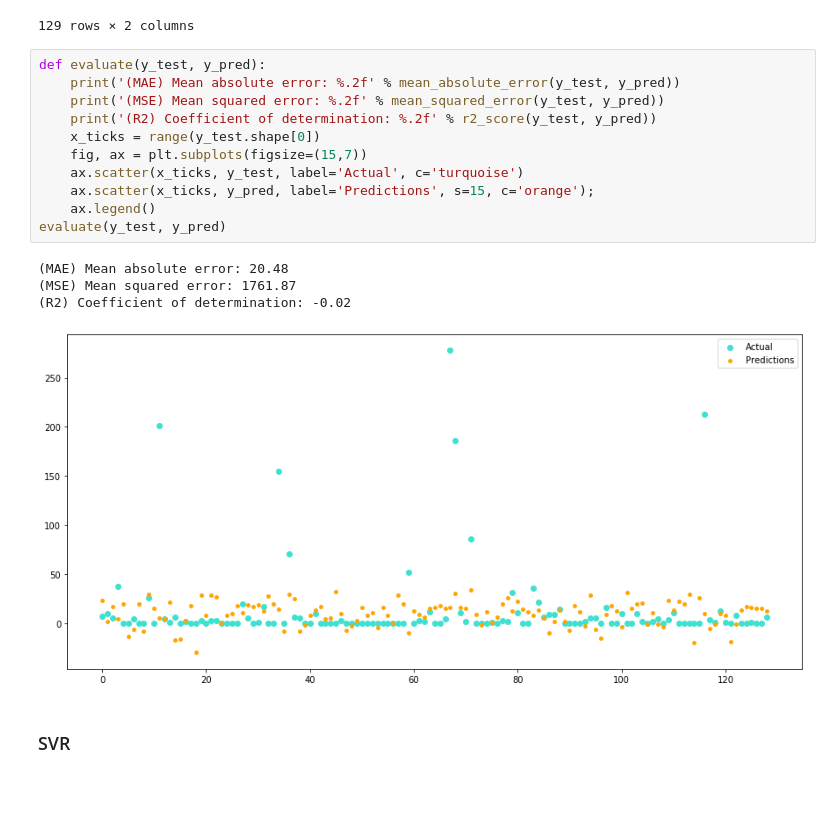
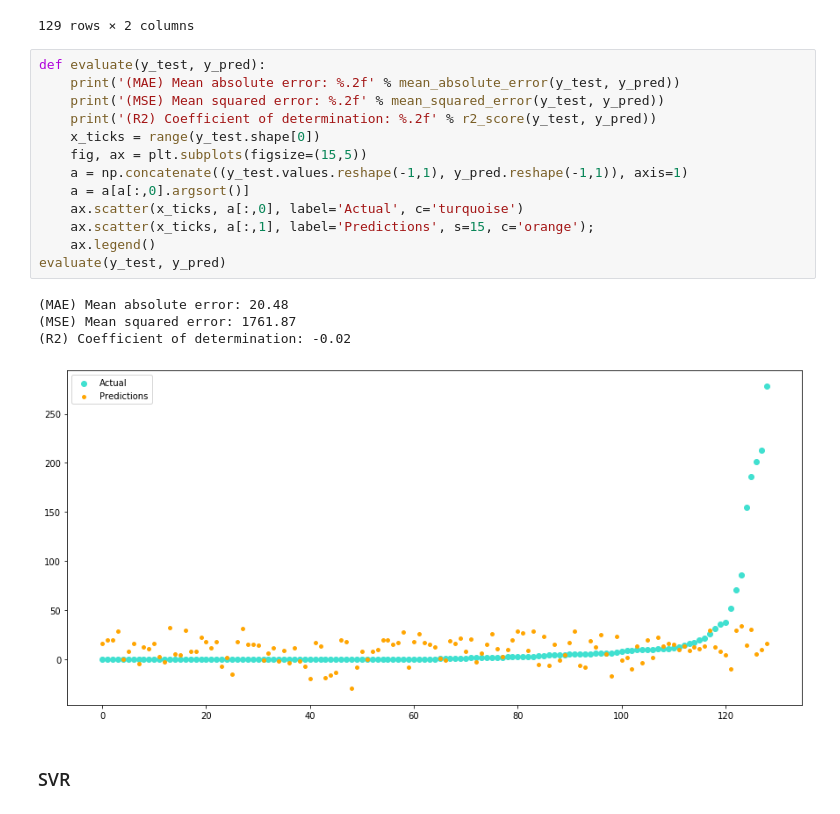
Before and after one commit to leanguardia/msc-project-pipelines, a Jupyter notebook: Reg - Fire Forests.ipynb, the cells around one changed output. Cells and saved outputs as stored; diff of their text form.

Commit message:
Reg: Fires Result nice plot

```diff
--- a/Reg - Fire Forests.ipynb
+++ b/Reg - Fire Forests.ipynb
@@ -198,19 +198,21 @@ pd.DataFrame({'Actuals': y_test, 'Predictions': y_pred})
 # %%
 def evaluate(y_test, y_pred):
     print('(MAE) Mean absolute error: %.2f' % mean_absolute_error(y_test, y_pred))
     print('(MSE) Mean squared error: %.2f' % mean_squared_error(y_test, y_pred))
     print('(R2) Coefficient of determination: %.2f' % r2_score(y_test, y_pred))
     x_ticks = range(y_test.shape[0])
-    fig, ax = plt.subplots(figsize=(15,7))
-    ax.scatter(x_ticks, y_test, label='Actual', c='turquoise')
-    ax.scatter(x_ticks, y_pred, label='Predictions', s=15, c='orange');
+    fig, ax = plt.subplots(figsize=(15,5))
+    a = np.concatenate((y_test.values.reshape(-1,1), y_pred.reshape(-1,1)), axis=1)
+    a = a[a[:,0].argsort()]
+    ax.scatter(x_ticks, a[:,0], label='Actual', c='turquoise')
+    ax.scatter(x_ticks, a[:,1], label='Predictions', s=15, c='orange');
     ax.legend()
 evaluate(y_test, y_pred)
 # %% [output]
 (MAE) Mean absolute error: 20.48
 (MSE) Mean squared error: 1761.87
 (R2) Coefficient of determination: -0.02
-[figure, old version]
+[figure, new version]
 # %% [markdown]
 ### SVR
 # %%
```
Also changed, not shown: parts of 2 cells of this notebook.
